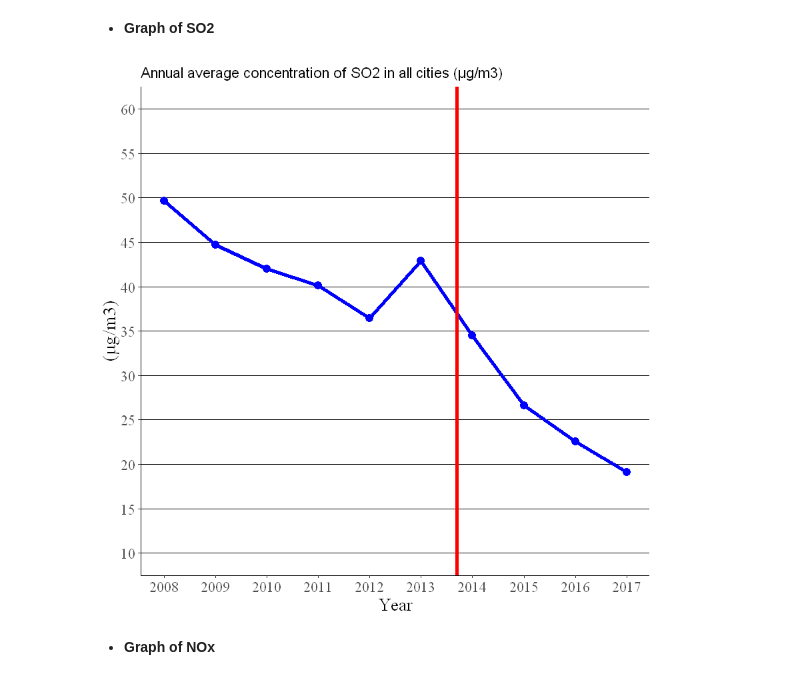
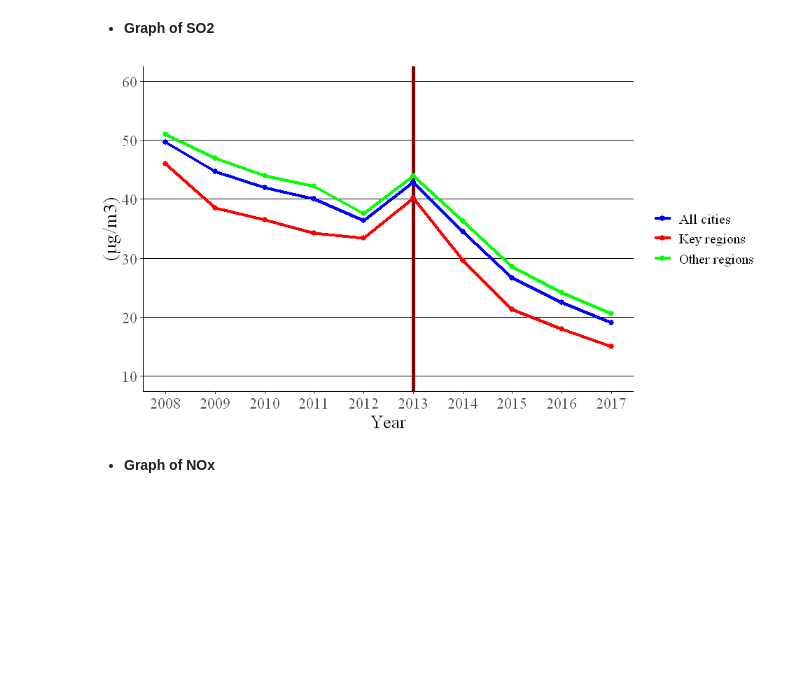
Before and after one commit to KubiaPXH/air_pollution_in_China-M1_thesis, a Jupyter notebook: Data_analysis/Memoire M1.ipynb, the cells around one changed output. Drawn from its saved outputs; the diff is of its cells as text; code cells hidden in the pictures; blank space fills up the shorter version.

```diff
--- a/Data_analysis/Memoire M1.ipynb
+++ b/Data_analysis/Memoire M1.ipynb
@@ -99,37 +134,53 @@ print(p_PM10)
 # %%
 mean_SO2_all <- NULL
 for (i in year) {
   subset_year <- subset(df, year == i)
   mean_SO2_all <- c(mean_SO2_all,mean(subset_year$SO2))
 }
-avg_SO2 <- data.frame(year,mean_SO2_all)
-p_SO2 <- ggplot(data = avg_SO2, aes(x = year)) +
-  # add title
-  ggtitle("Annual average concentration of SO2 in all cities (µg/m3)") +
+mean_SO2_key <- NULL
+for (i in year) {
+  subset_year <- subset(df, year == i & key_regions == 1)
+  mean_SO2_key <- c(mean_SO2_key,mean(subset_year$SO2))
+}
+mean_SO2_nokey <- NULL
+for (i in year) {
+  subset_year <- subset(df, year == i & key_regions == 0)
+  mean_SO2_nokey <- c(mean_SO2_nokey,mean(subset_year$SO2))
+}
+mean_SO2 <- data.frame(year,mean_SO2_all,mean_SO2_key,mean_SO2_nokey)
+# set width and height of the plot
+options(repr.plot.width=8, repr.plot.height=4.5)
+colors <- c("All cities" = "blue", "Key regions" = "red", "Other regions" = "green")
+p2 <- ggplot(data = mean_SO2, aes(x = year)) +
+  # draw line showing the begining of policy
+  geom_vline(xintercept = 2013, color = "darkred", size = 1.5) +
   # draw line
-  geom_line(aes(y = mean_SO2_all), color = "blue", size = 1.5) +
+  geom_line(aes(y = mean_SO2_all, color = "All cities"), size = 1.2) +
+  geom_line(aes(y = mean_SO2_key, color = "Key regions"), size = 1.2) +
+  geom_line(aes(y = mean_SO2_nokey, color = "Other regions"), size = 1.2) +
   # draw year point
-  geom_point(aes(x = year, y = mean_SO2_all), color = "blue", size = 3) +
+  geom_point(aes(x = year, y = mean_SO2_all, color = "All cities"), size = 2) +
+  geom_point(aes(x = year, y = mean_SO2_key, color = "Key regions"), size = 2) +
+  geom_point(aes(x = year, y = mean_SO2_nokey, color = "Other regions"), size = 2) +
   # scale and breaks
   scale_x_continuous(breaks = seq(2008,2017,1)) +
-  scale_y_continuous(breaks = seq(10,60,5), limits = c(10,60)) +
+  scale_y_continuous(breaks = seq(10,60,10), limits = c(10,60)) +
   # modify xlab, y lab, legend
+  scale_color_manual(values = colors) +
   labs(x = "Year",
        y = "(µg/m3)",
        color = "") +
-  # parameter graph
   theme(axis.title = element_text(size = 16, family = "serif"),
         axis.text = element_text(size = 13, family = "serif"),
         axis.line = element_line(color = "black"),
-        legend.position = "none",
+        legend.text = element_text(size = 12, family = "serif"),
+        legend.key = element_blank(),
         panel.grid.major.y = element_line(color = "black"),
         panel.grid.major.x = element_blank(),
-        panel.background = element_blank()) +
-  # draw line showing the begining of policy
-  geom_vline(xintercept = 2013.7, color = "red", size = 1.5)
-print(p_SO2)
+        panel.background = element_blank())
+print(p2)
 # %% [output]
-[figure, old version]
+[figure, new version]
 # %% [markdown]
 - **Graph of NOx**
 # %%
```
Also changed, not shown: parts of 31 cells of this notebook.
